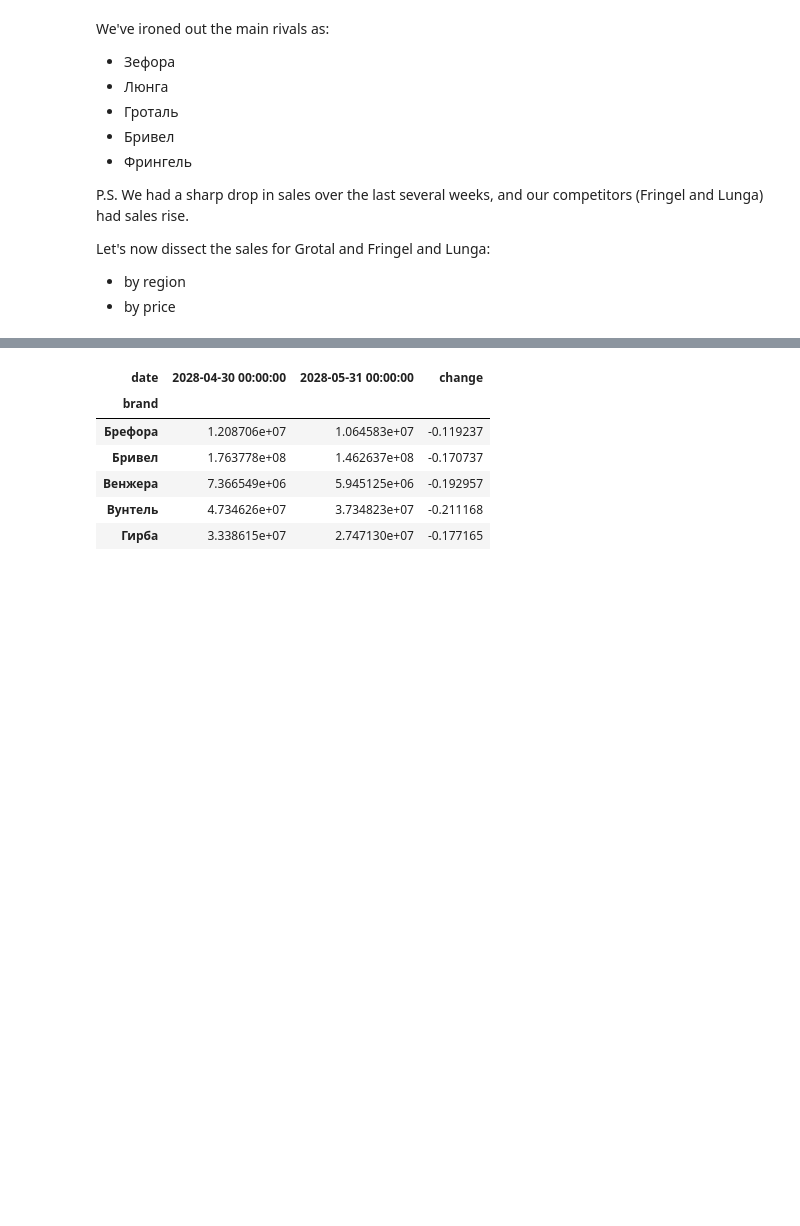
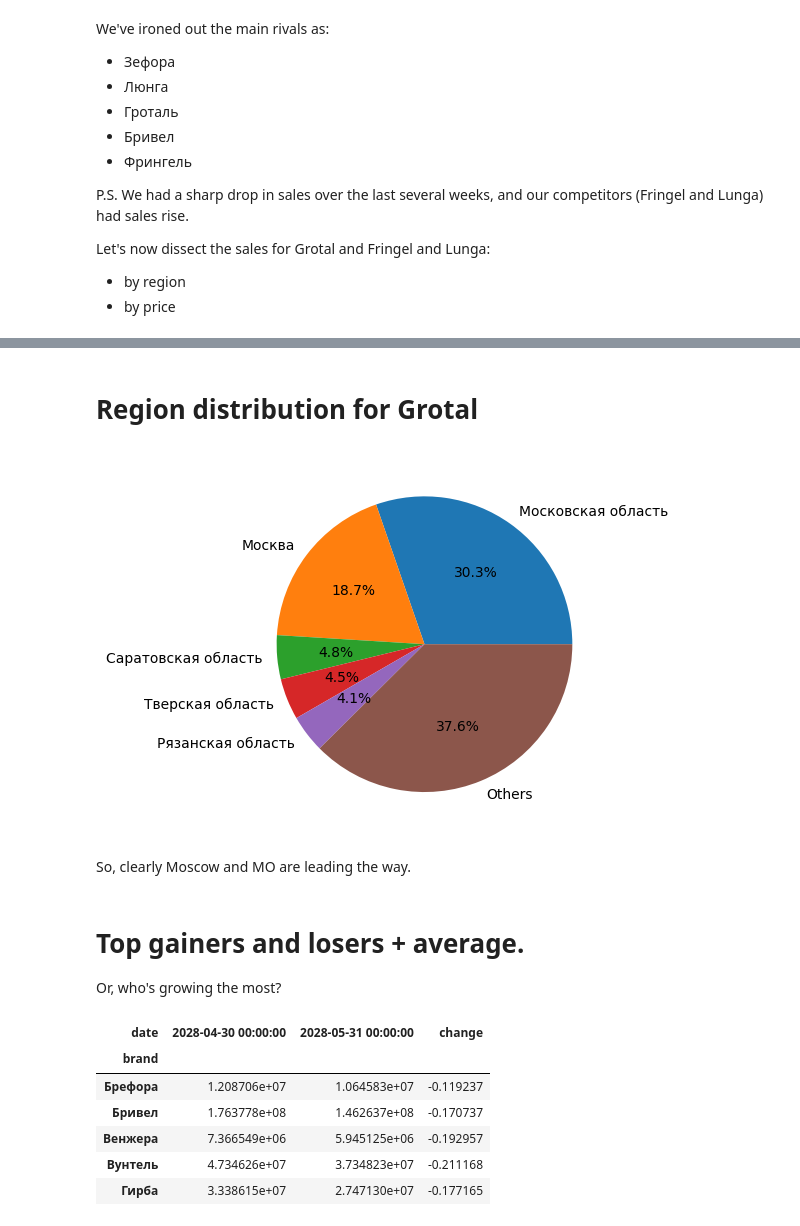
Before and after one commit to zakhar-kogan/xttr-test-brands, a Jupyter notebook: analysis.ipynb, the cells around one changed output, grey strips where cells are left out. Saved outputs shown, nothing was run; the diff lists cells and outputs as text; code cells hidden in the pictures; blank space fills up the shorter version.

```diff
--- a/analysis.ipynb
+++ b/analysis.ipynb
@@ -133,3 +182,27 @@ heatmap.set(xlabel='Region', ylabel='Brand', title='Sales by brand and region in
+# %% [markdown]
+# Region distribution for Grotal
+# %%
+# Getting top 5 regions for Grotal over the last 6 months
+
+# Calculate the sum of 5 regions with the highest sales
+top_5_regions = df_hy[df_hy['brand'] == 'Гроталь']['total_sales'].groupby(df_hy['region']).sum().nlargest(5)
+
+# Calculate total sales for Grotal
+total_sales_grotal = df_hy[df_hy['brand'] == 'Гроталь']['total_sales'].groupby(df_hy['region']).sum()
+
+# Concatenate the two series into a DataFrame. "Others" is sum of all regions not in the top 5
+all_regions = pd.concat([top_5_regions, pd.Series({'Others': total_sales_grotal.sum() - top_5_regions.sum()})])
+
+# Draw a pie chart
+pie_chart = plt.pie(all_regions, labels=all_regions.index, autopct='%1.1f%%')
+# %% [output]
+[figure, added]
+# %% [markdown]
+So, clearly Moscow and MO are leading the way.
+# %% [markdown]
+# Top gainers and losers + average.
+
+Or, who's growing the most?
 # %%
 # в каких регионах у меня выросли или упали продажи относительно конкурентов?
 
```
Also changed, not shown: parts of 13 cells of this notebook.
